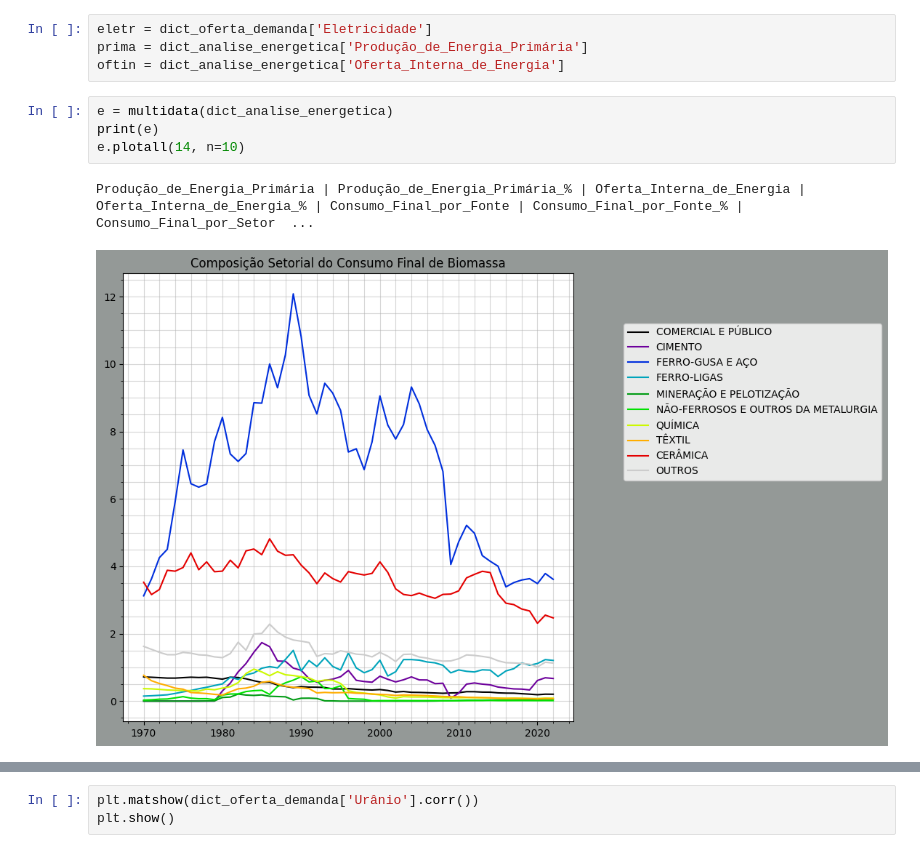
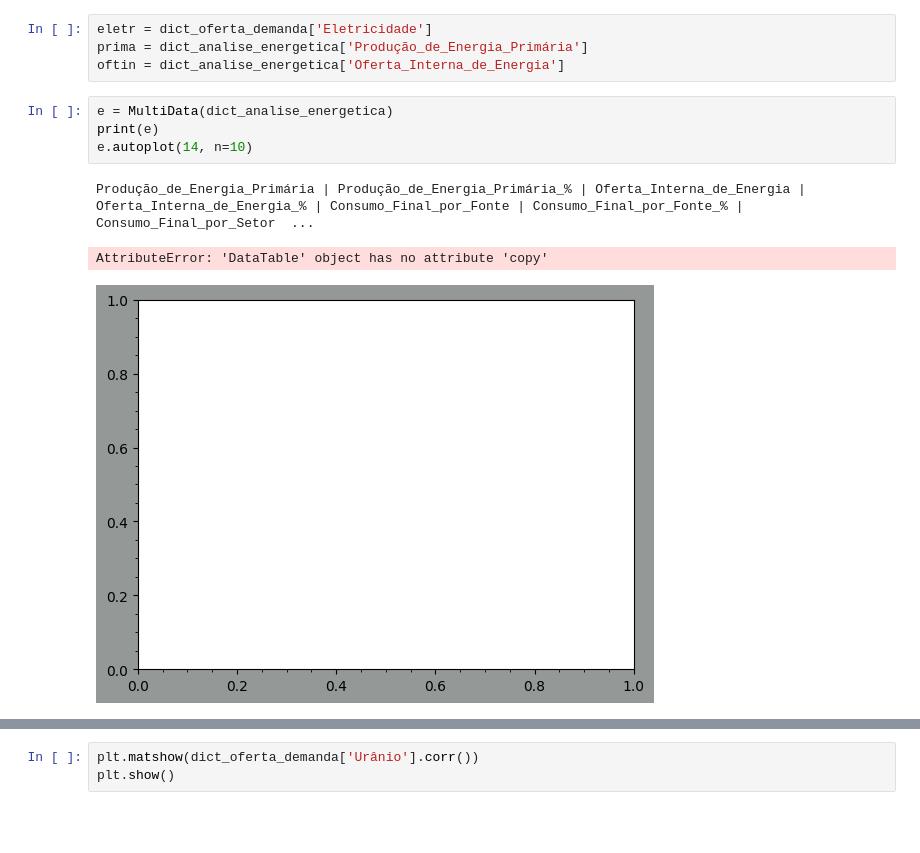
Before and after one commit to scrrpfv/projeto-ip, a Jupyter notebook: Analises/testes.ipynb, the cells around one changed output, grey strips where cells are left out. Saved outputs shown, nothing was run; the diff lists cells and outputs as text; blank space fills up the shorter version.

```diff
--- a/Analises/testes.ipynb
+++ b/Analises/testes.ipynb
@@ -14,10 +14,11 @@ eletr = dict_oferta_demanda['Eletricidade']
 prima = dict_analise_energetica['Produção_de_Energia_Primária']
 oftin = dict_analise_energetica['Oferta_Interna_de_Energia']
 # %%
-e = multidata(dict_analise_energetica)
+e = MultiData(dict_analise_energetica)
 print(e)
-e.plotall(14, n=10)
+e.autoplot(14, n=10)
 # %% [output]
 Produção_de_Energia_Primária | Produção_de_Energia_Primária_% | Oferta_Interna_de_Energia | Oferta_Interna_de_Energia_% | Consumo_Final_por_Fonte | Consumo_Final_por_Fonte_% | Consumo_Final_por_Setor  ...
+AttributeError: 'DataTable' object has no attribute 'copy'
-[figure, old version]
+[figure, new version]
 # %%
```
Also changed, not shown: parts of 4 cells of this notebook, 3 other files.
